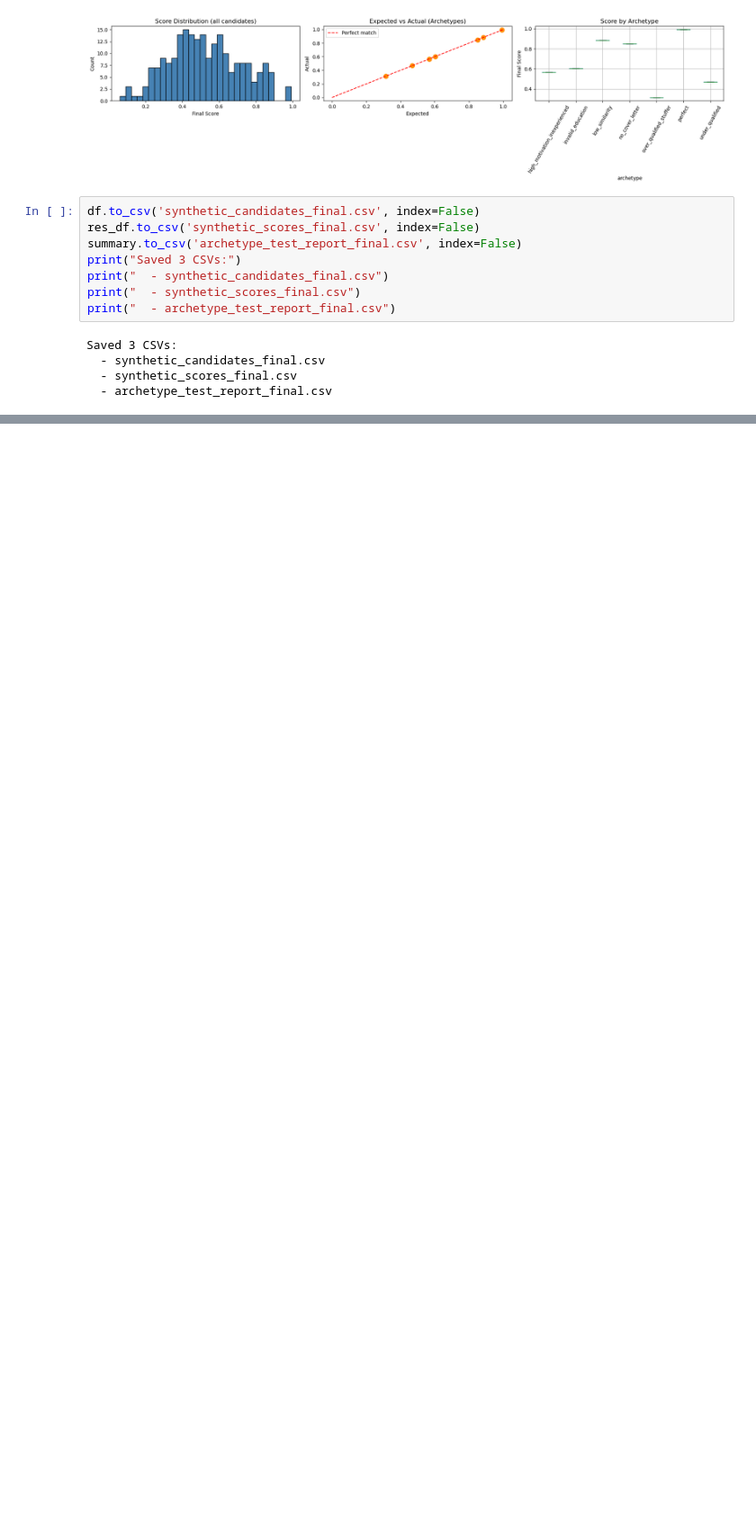
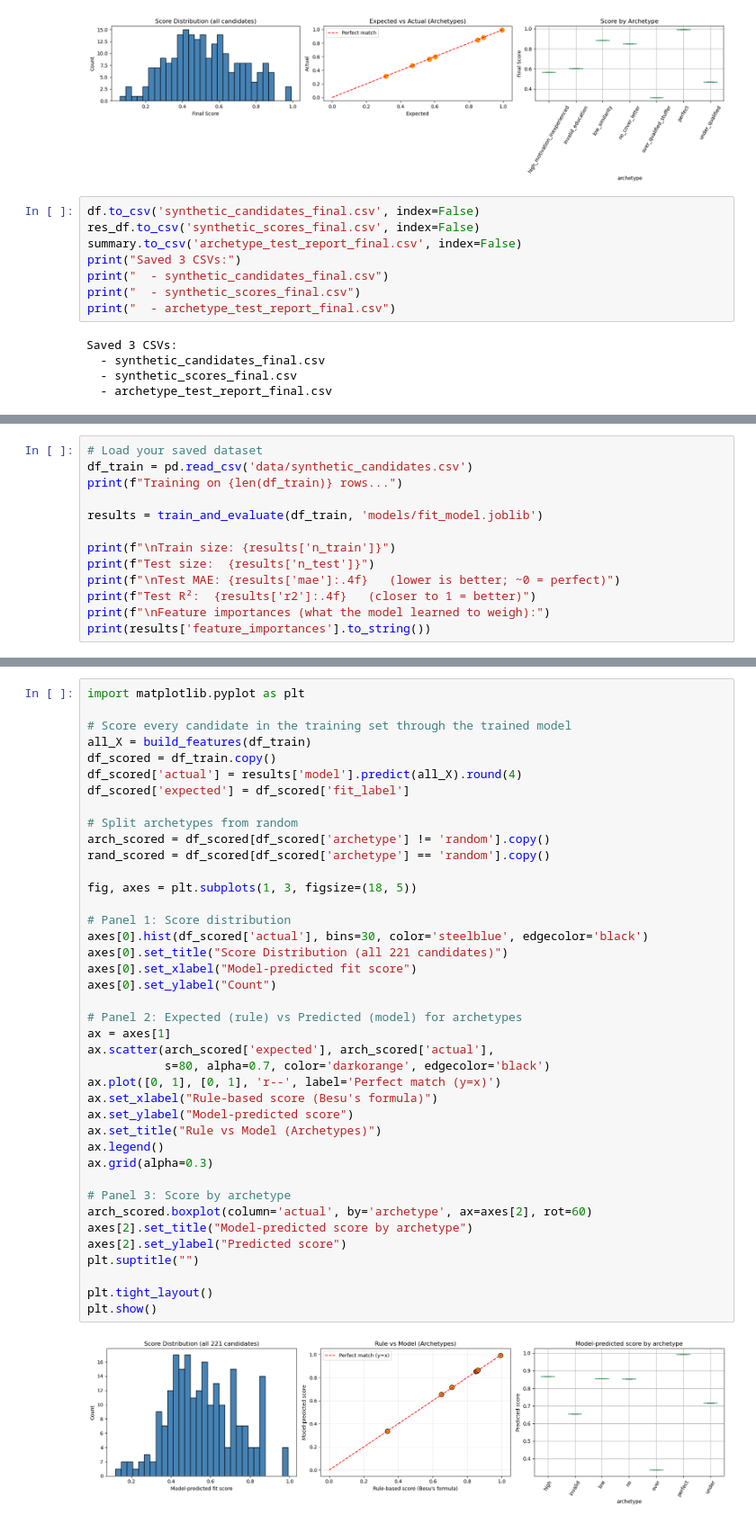
Before and after one commit to Tekalig/job-candidate-selection, a Jupyter notebook: valuation_synthetic_test.ipynb, the cells around one changed output, grey strips where cells are left out. Shown at 90% size. Drawn from its saved outputs; the diff is of its cells as text; blank space fills up the shorter version.

Commit message:
feat: syntetheic data generated

```diff
--- a/valuation_synthetic_test.ipynb
+++ b/valuation_synthetic_test.ipynb
@@ -816,0 +1204,13 @@ Saved 3 CSVs:
+# %%
+# Load your saved dataset
+df_train = pd.read_csv('data/synthetic_candidates.csv')
+print(f"Training on {len(df_train)} rows...")
+
+results = train_and_evaluate(df_train, 'models/fit_model.joblib')
+
+print(f"\nTrain size: {results['n_train']}")
+print(f"Test size:  {results['n_test']}")
+print(f"\nTest MAE: {results['mae']:.4f}   (lower is better; ~0 = perfect)")
+print(f"Test R²:  {results['r2']:.4f}   (closer to 1 = better)")
+print(f"\nFeature importances (what the model learned to weigh):")
+print(results['feature_importances'].to_string())
@@ -816,0 +1285,42 @@ Saved 3 CSVs:
+# %%
+import matplotlib.pyplot as plt
+
+# Score every candidate in the training set through the trained model
+all_X = build_features(df_train)
+df_scored = df_train.copy()
+df_scored['actual'] = results['model'].predict(all_X).round(4)
+df_scored['expected'] = df_scored['fit_label']
+
+# Split archetypes from random
+arch_scored = df_scored[df_scored['archetype'] != 'random'].copy()
+rand_scored = df_scored[df_scored['archetype'] == 'random'].copy()
+
+fig, axes = plt.subplots(1, 3, figsize=(18, 5))
+
+# Panel 1: Score distribution
+axes[0].hist(df_scored['actual'], bins=30, color='steelblue', edgecolor='black')
+axes[0].set_title("Score Distribution (all 221 candidates)")
+axes[0].set_xlabel("Model-predicted fit score")
+axes[0].set_ylabel("Count")
+
+# Panel 2: Expected (rule) vs Predicted (model) for archetypes
+ax = axes[1]
+ax.scatter(arch_scored['expected'], arch_scored['actual'],
+           s=80, alpha=0.7, color='darkorange', edgecolor='black')
+ax.plot([0, 1], [0, 1], 'r--', label='Perfect match (y=x)')
+ax.set_xlabel("Rule-based score (Besu's formula)")
+ax.set_ylabel("Model-predicted score")
+ax.set_title("Rule vs Model (Archetypes)")
+ax.legend()
+ax.grid(alpha=0.3)
+
+# Panel 3: Score by archetype
+arch_scored.boxplot(column='actual', by='archetype', ax=axes[2], rot=60)
+axes[2].set_title("Model-predicted score by archetype")
+axes[2].set_ylabel("Predicted score")
+plt.suptitle("")
+
+plt.tight_layout()
+plt.show()
+# %% [output]
+[figure, added]
```
Also changed, not shown: parts of 13 cells of this notebook, 1 other file.
